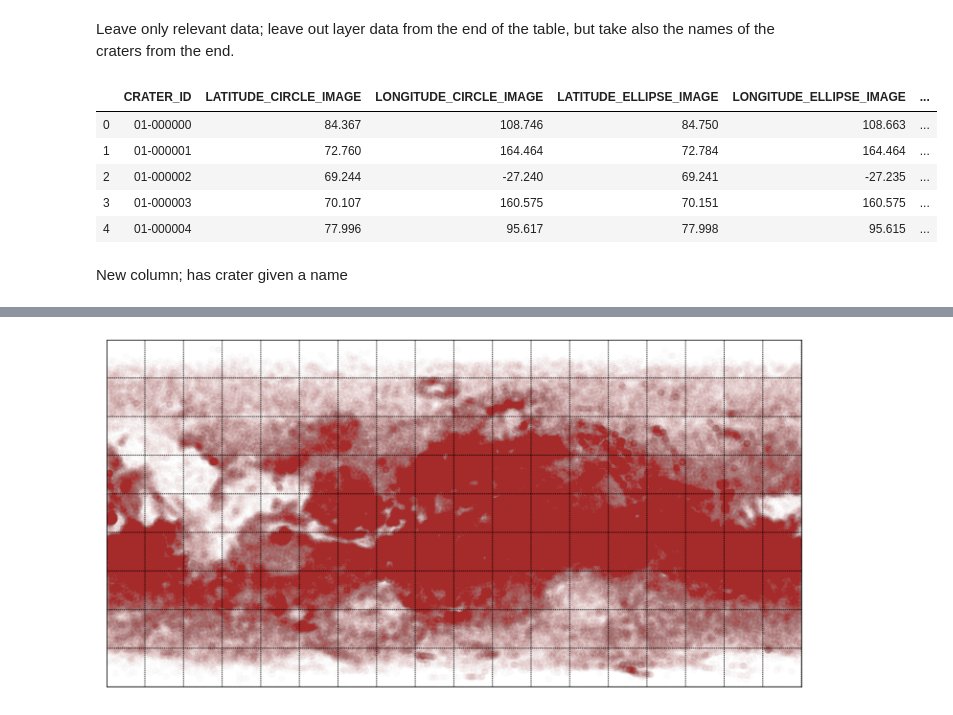
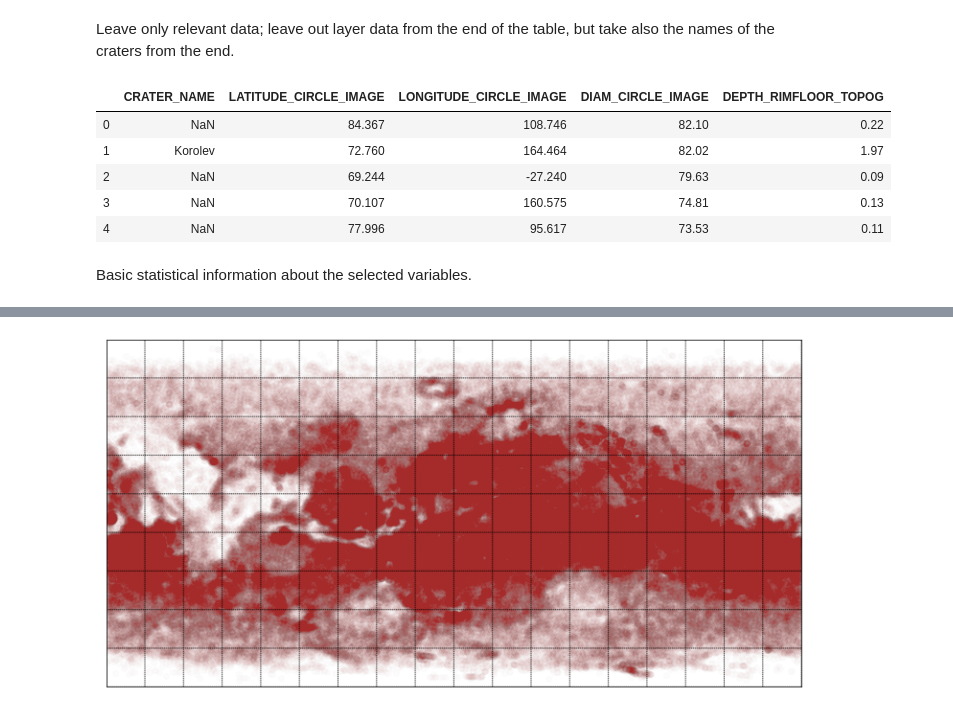
Before and after one commit to MariaanaT/MarsCraters, a Jupyter notebook: MarsCratersStudy.ipynb, the cells around one changed output, grey strips where cells are left out. Saved outputs shown, nothing was run; the diff lists cells and outputs as text; code cells hidden in the pictures.

Commit message:
Statistical analysis improved

```diff
--- a/MarsCratersStudy.ipynb
+++ b/MarsCratersStudy.ipynb
@@ -47,17 +41,15 @@ data_orig.describe()
 # %% [markdown]
 Leave only relevant data; leave out layer data from the end of the table, but take also the names of the craters from the end.
 # %%
-#data = data_orig[['CRATER_NAME','LATITUDE_CIRCLE_IMAGE', 'LONGITUDE_CIRCLE_IMAGE',
-#                 'DIAM_CIRCLE_IMAGE','DEPTH_RIMFLOOR_TOPOG', 'NUMBER_LAYERS']]
-data = data_orig.iloc[:,0:44]
-data['CRATER_NAME'] = data_orig['CRATER_NAME']
+data = data_orig[['CRATER_NAME','LATITUDE_CIRCLE_IMAGE', 'LONGITUDE_CIRCLE_IMAGE',
+                 'DIAM_CIRCLE_IMAGE','DEPTH_RIMFLOOR_TOPOG']]
+#data = data_orig.iloc[:,0:44]
+#data['CRATER_NAME'] = data_orig['CRATER_NAME']
 data.head()
 # %% [output]
-|  | CRATER_ID | LATITUDE_CIRCLE_IMAGE | LONGITUDE_CIRCLE_IMAGE | LATITUDE_ELLIPSE_IMAGE | LONGITUDE_ELLIPSE_IMAGE | ... |
-| 0 | 01-000000 | 84.367 | 108.746 | 84.750 | 108.663 | ... |
-| 1 | 01-000001 | 72.760 | 164.464 | 72.784 | 164.464 | ... |
-| 2 | 01-000002 | 69.244 | -27.240 | 69.241 | -27.235 | ... |
-| 3 | 01-000003 | 70.107 | 160.575 | 70.151 | 160.575 | ... |
-| 4 | 01-000004 | 77.996 | 95.617 | 77.998 | 95.615 | ... |
+|  | CRATER_NAME | LATITUDE_CIRCLE_IMAGE | LONGITUDE_CIRCLE_IMAGE | DIAM_CIRCLE_IMAGE | DEPTH_RIMFLOOR_TOPOG |
+| 0 | NaN | 84.367 | 108.746 | 82.10 | 0.22 |
+| 1 | Korolev | 72.760 | 164.464 | 82.02 | 1.97 |
+| 2 | NaN | 69.244 | -27.240 | 79.63 | 0.09 |
+| 3 | NaN | 70.107 | 160.575 | 74.81 | 0.13 |
+| 4 | NaN | 77.996 | 95.617 | 73.53 | 0.11 |
-# %% [markdown]
-New column; has crater given a name
@@ -75,0 +56,2 @@ data['IS_NAMED'] = data.apply(isCaterNamed, axis=1)
+# %% [markdown]
+Basic statistical information about the selected variables.
```
Also changed, not shown: parts of 61 cells of this notebook.
